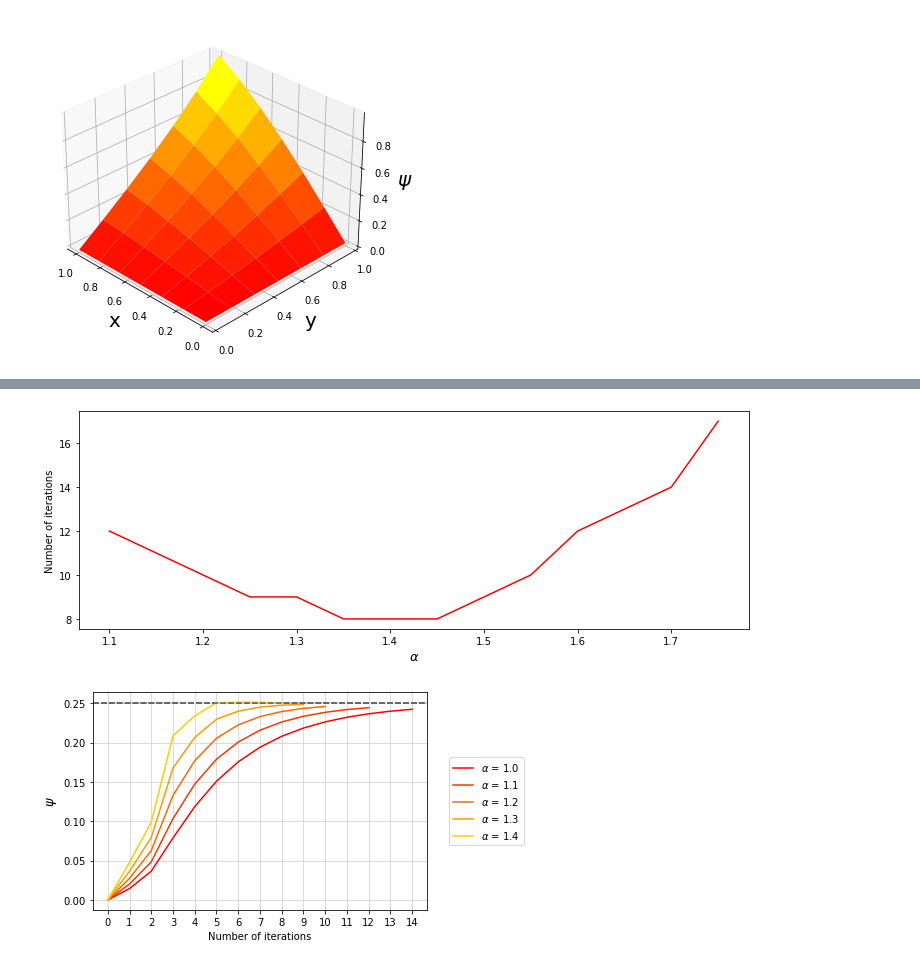
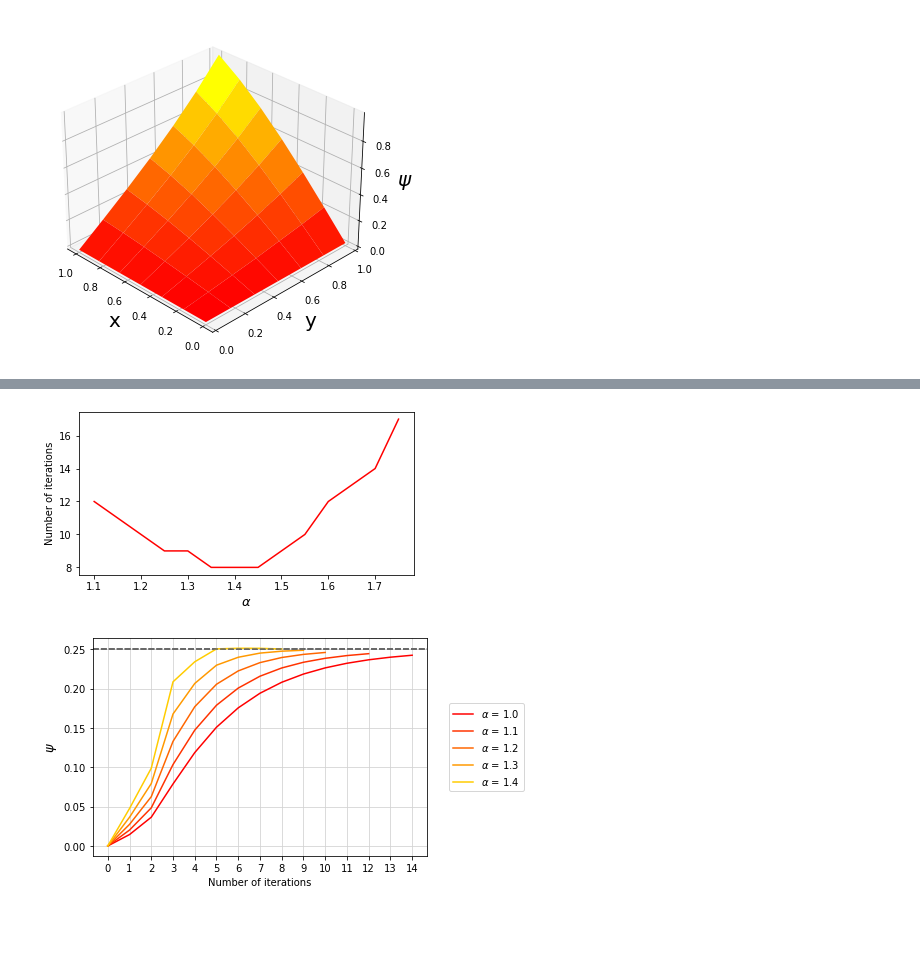
Before and after one commit to calumholker/laplaces-equation, a Jupyter notebook: Methods/CO25.ipynb, the cells around one changed output, grey strips where cells are left out. Drawn from its saved outputs; the diff is of its cells as text; code cells hidden in the pictures; blank space fills up the shorter version.

```diff
--- a/CO25.ipynb
+++ b/Methods/CO25.ipynb
@@ -34,5 +12,14 @@ Constraints:
 # %%
 def solve_laplace (init_psi, alpha, N_iter):
+    """
+    Solves Laplace's equation using the over-relaxation method
+    Input:        init_psi - 2D matrix containing the initial \psi, including boundaries
+                  alpha - the coefficient of relaxation
+                  N_iter - maximum number of iterations performed
+    Output:       psi - 2D matrix of the value of \psi after (up to) N_iter iterations
+                  hist_values - (N_iter x 3) matrix that contains historical values of 3 points during the iteration (1 in upper half, 1 in middle, 1 in lower half)
+    Constraints:  The boundaries of \psi are kept constant during the iterations
+    """
     psi = init_psi
     hist_values = [[init_psi[1,5]],[init_psi[3,3]],[init_psi[5,1]]]
     while N_iter > 0:
@@ -54,6 +41,9 @@ def solve_laplace (init_psi, alpha, N_iter):
     return psi, hist_values
 # %%
 def get_init_psi(n):
+    """
+    Generates the initial psi nxn matrix with the boundary conditions implemented
+    """
     init_psi = np.zeros((n, n))
     d = 1/(n-1)
     for i in range(n):
@@ -125,19 +119,21 @@ plt.savefig("Plot2.pgf", bbox_inches='tight')
 [figure]
 # %%
+# Calculating the number of iterations taken to converge for a range of alpha values
+
 N_iter = 30
 alphas = np.arange(1.1,1.8,0.05)
 convergence = []
 for alpha in alphas:
     init_psi = get_init_psi(7)
     psi, hist_values = solve_laplace(init_psi,alpha,N_iter)
     convergence.append(len(hist_values[0])-1)
 
-plt.figure(figsize=(12,4))
+plt.figure(figsize=(6,3))
 plt.plot(alphas,convergence,color='red')
 plt.xlabel(r'$\alpha$', fontsize=13)
 plt.ylabel('Number of iterations')
 
 plt.savefig("Plot3.pgf", bbox_inches='tight')
 # %% [output]
-[figure, old version]
+[figure, new version]
 # %%
```
Also changed, not shown: parts of 14 cells of this notebook, 12 other files.
